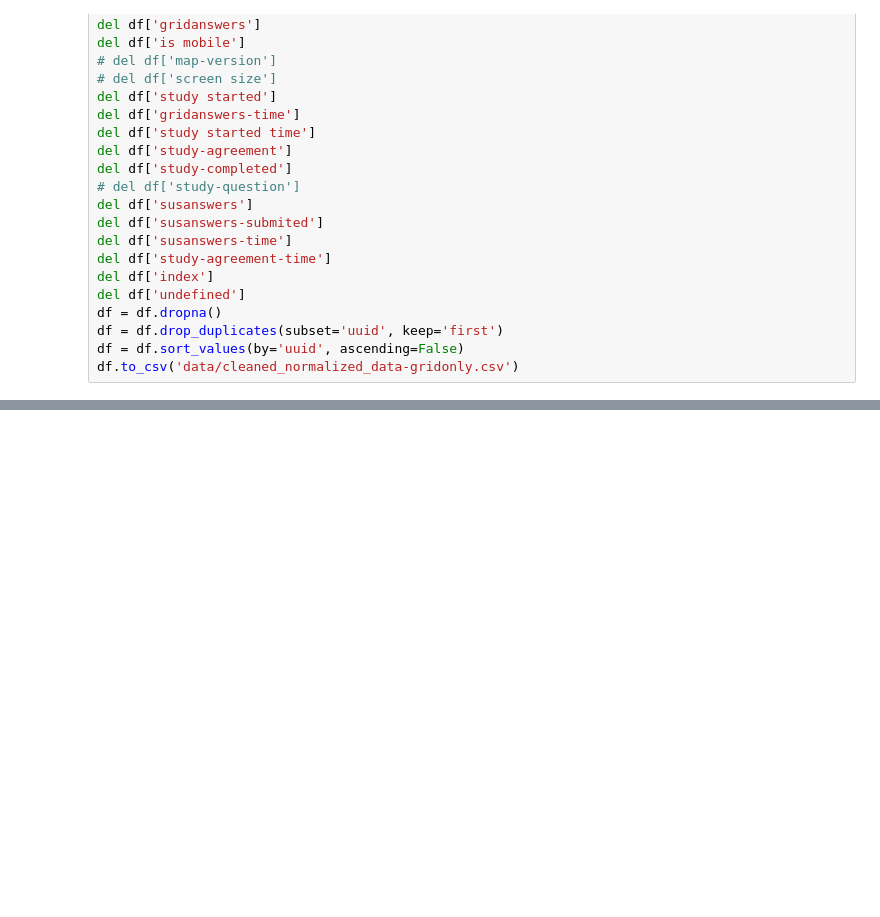
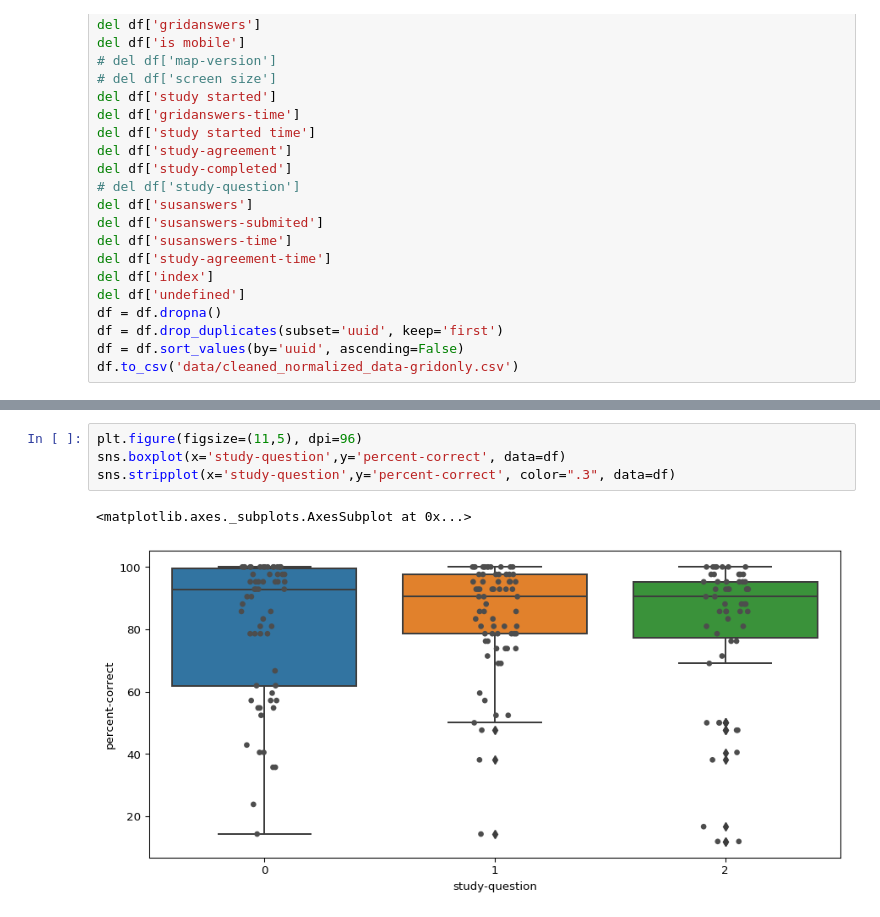
Before and after one commit to daveism/change-research, a Jupyter notebook: notebook/clean-normalized-data-grid-only.ipynb, the cells around one changed output, grey strips where cells are left out. Drawn from its saved outputs; the diff is of its cells as text; blank space fills up the shorter version.

```diff
--- a/notebook/clean-normalized-data-grid-only.ipynb
+++ b/notebook/clean-normalized-data-grid-only.ipynb
@@ -554,3 +566,10 @@ sns.stripplot(x='study-question',y='percent-correct', color=".3", data=df)
+# %%
+plt.figure(figsize=(11,5), dpi=96)
+sns.boxplot(x='study-question',y='percent-correct', data=df)
+sns.stripplot(x='study-question',y='percent-correct', color=".3", data=df)
+# %% [output]
+<matplotlib.axes._subplots.AxesSubplot at 0x...>
+[figure, added]
 # %%
 plt.figure(figsize=(11,5), dpi=96)
 sns.violinplot(x='study-question',y='time-taken-minutes', data=df)
```
Also changed, not shown: parts of 20 cells of this notebook, 2 other files.
